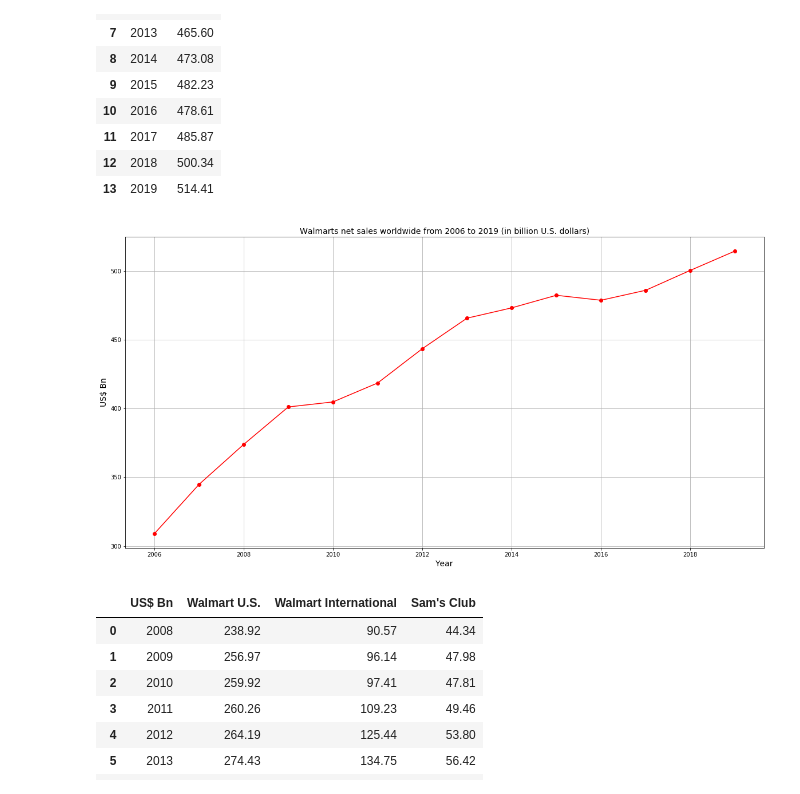
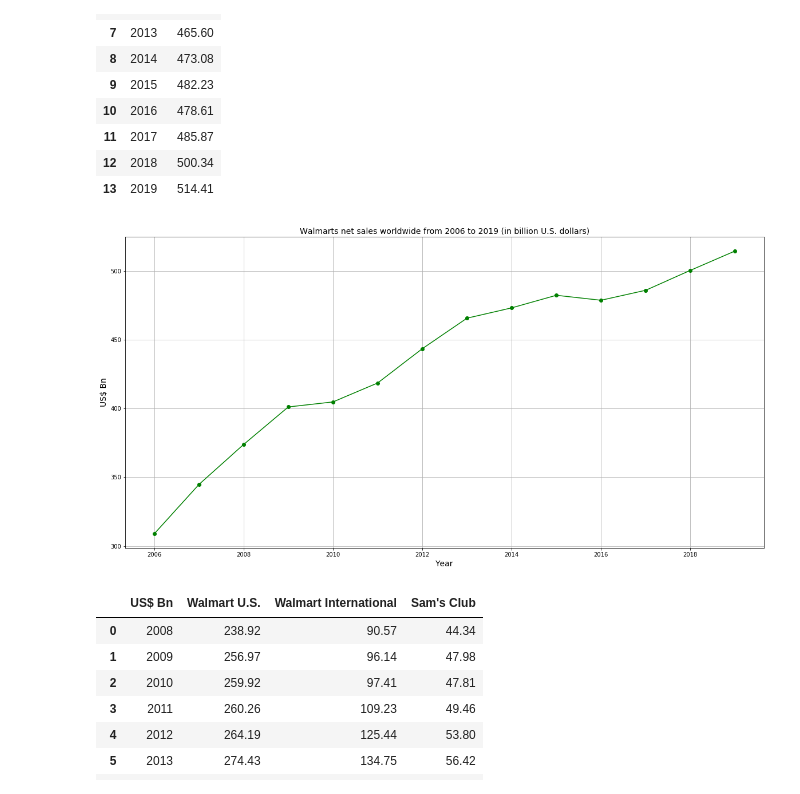
Before and after one commit to raphxcha/Open-data-project, a Jupyter notebook: WalmartOpenDataProject.ipynb, the cells around one changed output. Cells and saved outputs as stored; diff of their text form; code cells hidden in the pictures.

```diff
--- a/WalmartOpenDataProject.ipynb
+++ b/WalmartOpenDataProject.ipynb
@@ -55,19 +55,19 @@ walmart_chart.head(50)
 # %%
 
 Data = {'Year': [2006, 2007, 2008, 2009, 2010, 2011, 2012, 2013, 2014, 2015, 2016, 2017, 2018, 2019],
         'US$ Bn': [308.95, 344.76, 373.82, 401.09, 404.74, 418.50, 443.42, 465.60, 473.08, 482.23, 478.61, 485.87, 500.34, 514.41]
        }
 
 df = pd.DataFrame(Data,columns=['Year','US$ Bn'])
 
-plt.plot(df['Year'], df['US$ Bn'], color='red', marker='o')
+plt.plot(df['Year'], df['US$ Bn'], color='green', marker='o')
 plt.title('Walmarts net sales worldwide from 2006 to 2019 (in billion U.S. dollars)', fontsize=14)
 plt.xlabel('Year', fontsize=14)
 plt.ylabel('US$ Bn', fontsize=14)
 plt.grid(True)
 plt.show()
 # %% [output]
-[figure, old version]
+[figure, new version]
 # %%
 from pandas import ExcelWriter
 from pandas import ExcelFile
```
Also changed, not shown: parts of 28 cells of this notebook.
